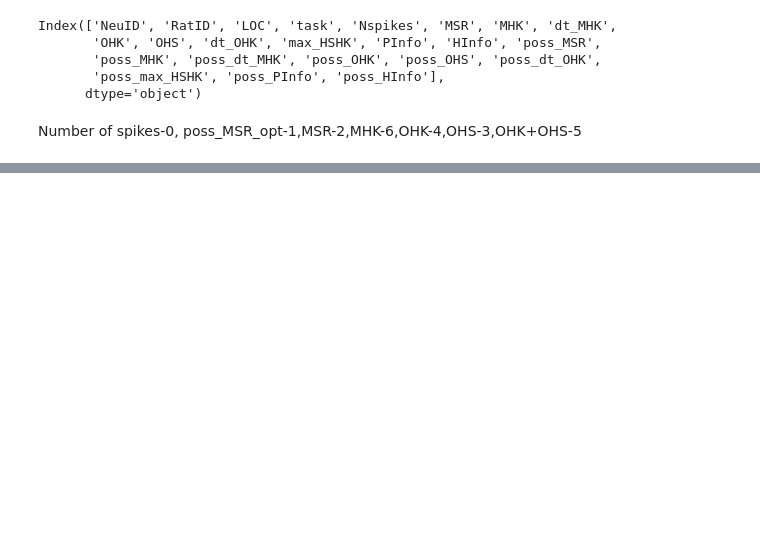
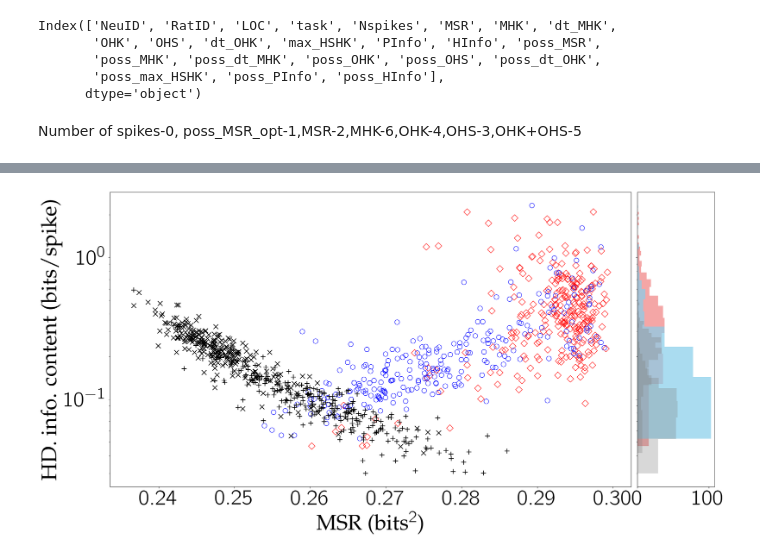
Before and after one commit to amisapta15/ResolutionRelevance, a Jupyter notebook: src/Fig_test_info.ipynb, the cells around one changed output, grey strips where cells are left out. Cells and saved outputs as stored; diff of their text form; code cells hidden in the pictures; blank space fills up the shorter version.

```diff
--- a/src/Fig_test_info.ipynb
+++ b/src/Fig_test_info.ipynb
@@ -63,2 +134,63 @@ Number of spikes-0, poss_MSR_opt-1,MSR-2,MHK-6,OHK-4,OHS-3,OHK+OHS-5
+# %%
+# Create scatter plot
+fig, ax = plt.subplots()
+
+quantX='MSR'
+quantX_lab=r'MSR (bits$^2$)'
+
+quantY='HInfo'
+quantY_lab='HD. info. content (bits/spike)'
+
+figname='../figures/Fig2B.svg'
+#figname2='../../../../Apps/Overleaf/Project_Relevance_of_CA1_SUB/img/Fig2C.png'
+
+
+
+# Scatter plot for 'quant' data
+ax.scatter(df.query('LOC=="CA1"')[quantX], df.query('LOC=="CA1"')[quantY], label='CA1 Neurons', marker='D', facecolors='none',edgecolors='r',s=mss)
+ax.scatter(df.query('LOC=="SUB"')[quantX], df.query('LOC=="SUB"')[quantY], label='SUB Neurons', marker='o', facecolors='none',edgecolors='b',s=mss)
+# Scatter plot for 'poss_MSR' data
+ax.scatter(df.query('LOC=="CA1"')['poss_'+quantX], df.query('LOC=="CA1"')['poss_'+quantY], label='rand. CA1 Neurons', marker='+', color='k',s=mss)
+ax.scatter(df.query('LOC=="SUB"')['poss_'+quantX], df.query('LOC=="SUB"')['poss_'+quantY], label='rand. SUB Neurons', marker='x',color='k',s=mss)
+
+
+# Create Marginal plot on the right-hand side
+divider = make_axes_locatable(ax)
+# Plot histogram on the right (for both sets of data)
+ax_histy = divider.append_axes("right", 2.5, pad=0.2, sharey=ax)  # Adjusted pad value
+# Remove y-axis label on the Marginal plot
+ax_histy.tick_params(axis="y", labelleft=False)
+
+# Plot histogram for 'quant' data
+bins = 25
+ax_histy.hist(df.query('LOC=="CA1"')[quantY], bins=bins, orientation='horizontal', color='lightcoral', edgecolor='none', alpha=0.7, label='CA1 Neurons')
+ax_histy.hist(df.query('LOC=="SUB"')[quantY], bins=bins, orientation='horizontal', color='skyblue', edgecolor='none', alpha=0.7, label='SUB Neurons')
+
+# Plot histogram for 'poss_quant' data
+ax_histy.hist(df.query('LOC=="CA1"')['poss_'+quantY], bins=bins, orientation='horizontal', color='grey', edgecolor='none', alpha=0.3, label='Rnad CA1 Neurons')
+ax_histy.hist(df.query('LOC=="SUB"')['poss_'+quantY], bins=bins, orientation='horizontal', color='grey', edgecolor='none', alpha=0.3, label='Rnad SUB Neurons')
+
+
+# Set labels and title for the main scatter plot
+ax.set_xlabel(quantX_lab,fontsize=fontssize)
+ax.set_ylabel(quantY_lab,fontsize=fontssize)  # Adjusted Y-axis label
+ax.set_yscale('log')
+# ax.set_xlim(0.1, 0.51)
+
+for tick in ax.get_xticklabels():
+    tick.set_fontproperties(ticks_font)
+for tick in ax.get_yticklabels():
+    tick.set_fontproperties(ticks_font)
+
+# Add legend to the scatter plot outside, on the top, with horizontal layout and single column
+# ax.legend(loc='upper center', bbox_to_anchor=(0.55, 1.18), ncol=2,fontsize=22)
+
+plt.tight_layout()
+plt.savefig(figname,dpi=300)
+# plt.savefig(figname2,dpi=300)
+
+plt.show()
+# %% [output]
+[figure, added]
 # %%
 # Create scatter plot
```
Also changed, not shown: parts of 5 cells of this notebook, 15 other files.
